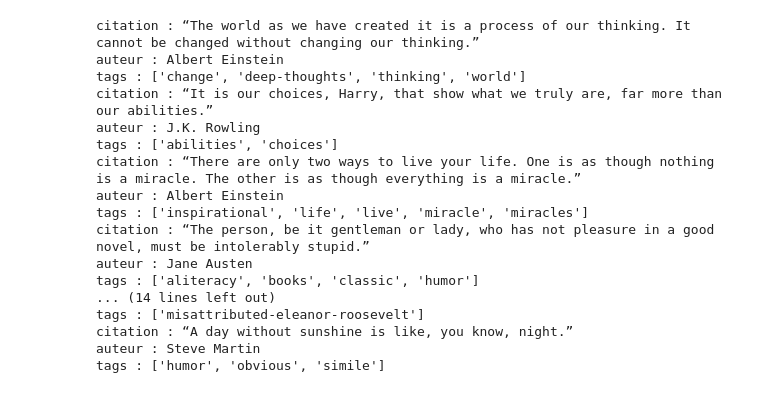
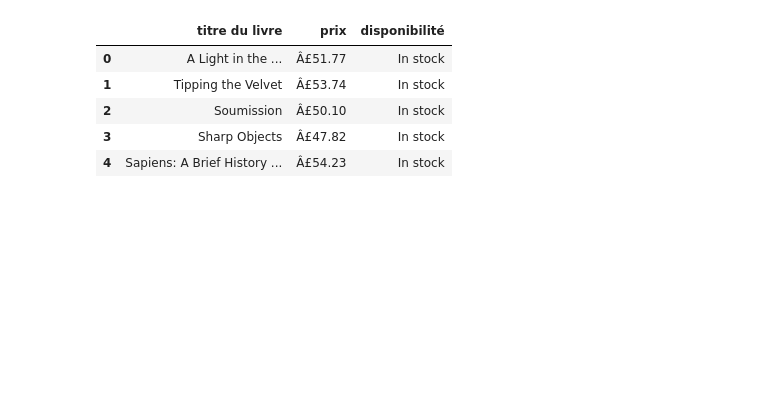
Before and after one commit to asow1802/miashs2026, a Jupyter notebook: MQME2026_SEMESTRE2/web analyst/scraping.ipynb, the cells around one changed output. Cells and saved outputs as stored; diff of their text form; code cells hidden in the pictures; blank space fills up the shorter version.

```diff
--- a/MQME2026_SEMESTRE2/web analyst/scraping.ipynb
+++ b/MQME2026_SEMESTRE2/web analyst/scraping.ipynb
@@ -4,44 +4,27 @@ import pandas as pd
 import requests
 from bs4 import BeautifulSoup
 url = "https://quotes.toscrape.com/"
-# %%
-response = requests.get(url)
-# envoyer une requête GET à l'URL et stocker la réponse dans une variable
-soup = BeautifulSoup(response.text, 'html.parser')
-data = []
-# parsing du contenu HTML de la page
-quotes = soup.find_all('div', class_='quote')
-# trouver tous les éléments de la page qui contiennent des citations
-for quote in quotes:
-    text = quote.find('span', class_='text').get_text()
-    author = quote.find('small', class_='author').get_text()
-    tags = [tag.get_text() for tag in quote.find_all('a', class_='tag')]
-    # print(f"citation : {text}")
-    # print(f"auteur : {author}")
-    # print(f"tags : {', '.join(tags)}")
-    data.append([text, author, tags])
-data = pd.DataFrame(data, columns=['citation', 'auteur', 'tags'])
-for index, row in data.iterrows():
-    print(f"citation : {row['citation']}")
-    print(f"auteur : {row['auteur']}")
-    print(f"tags : {row['tags']}")
-
-data_csv = data.to_csv('quotes.csv', index=False)
-# %% [output]
-citation : “The world as we have created it is a process of our thinking. It cannot be changed without changing our thinking.”
-auteur : Albert Einstein
-tags : ['change', 'deep-thoughts', 'thinking', 'world']
-citation : “It is our choices, Harry, that show what we truly are, far more than our abilities.”
-auteur : J.K. Rowling
-tags : ['abilities', 'choices']
-citation : “There are only two ways to live your life. One is as though nothing is a miracle. The other is as though everything is a miracle.”
-auteur : Albert Einstein
-tags : ['inspirational', 'life', 'live', 'miracle', 'miracles']
-citation : “The person, be it gentleman or lady, who has not pleasure in a good novel, must be intolerably stupid.”
-auteur : Jane Austen
-tags : ['aliteracy', 'books', 'classic', 'humor']
-... (14 lines left out)
-tags : ['misattributed-eleanor-roosevelt']
-citation : “A day without sunshine is like, you know, night.”
-auteur : Steve Martin
-tags : ['humor', 'obvious', 'simile']
+# %%
+url = "http://books.toscrape.com/"
+data = {'titre du livre': [], 'prix': [], 'disponibilité': []}
+contenu_site = requests.get(url)
+extract_contenu = BeautifulSoup(contenu_site.text, 'html.parser')
+descrip = extract_contenu.find('ol', class_='row')
+#print(descrip)
+for element in descrip.find_all('li', class_='col-xs-6 col-sm-4 col-md-3 col-lg-3'):
+    titre = element.find('h3').find('a').text
+    prix = element.find("div", class_="product_price").find("p", class_="price_color").text
+    dispo = element.find("div", class_="product_price").find("p", class_="instock availability").text.strip()
+    # .strip() pour enlever les espaces et les sauts de ligne
+    data['titre du livre'].append(titre)
+    data['prix'].append(prix)
+    data['disponibilité'].append(dispo)
+data = pd.DataFrame(data)
+data.head()
+# %% [output]
+|  | titre du livre | prix | disponibilité |
+| 0 | A Light in the ... | Â£51.77 | In stock |
+| 1 | Tipping the Velvet | Â£53.74 | In stock |
+| 2 | Soumission | Â£50.10 | In stock |
+| 3 | Sharp Objects | Â£47.82 | In stock |
+| 4 | Sapiens: A Brief History ... | Â£54.23 | In stock |
```
Also changed, not shown: parts of 2 cells of this notebook, 38 other files.
